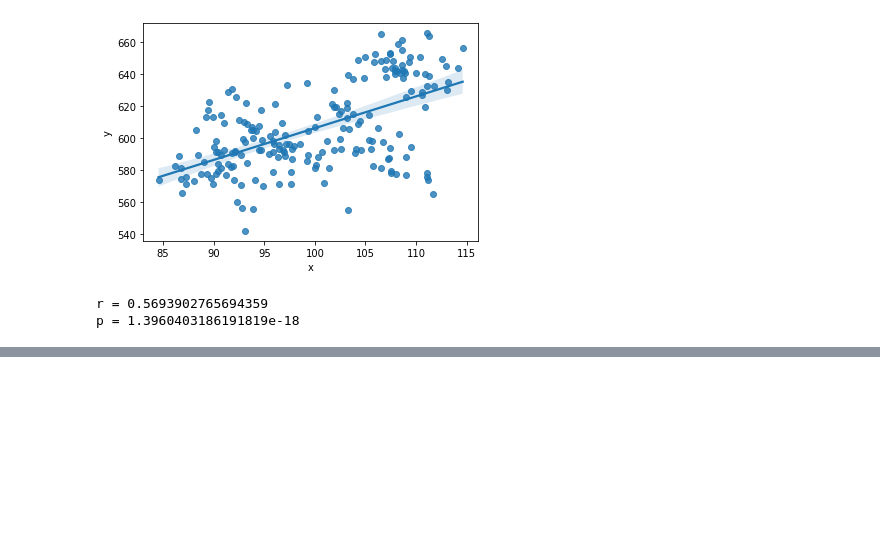
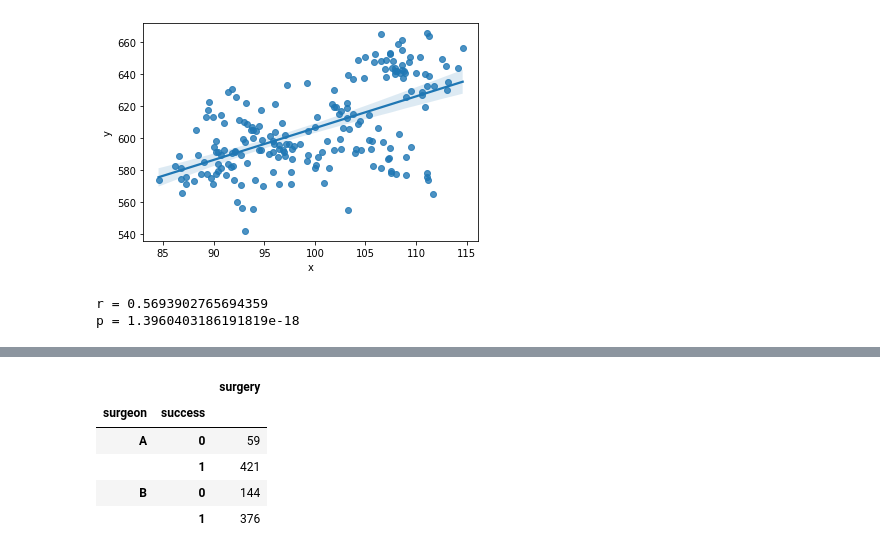
Before and after one commit to matt-c-knight/clustering-exercises, a Jupyter notebook: warmup_10_13.ipynb, the cells around one changed output, grey strips where cells are left out. Cells and saved outputs as stored; diff of their text form; code cells hidden in the pictures; blank space fills up the shorter version.

```diff
--- a/warmup_10_13.ipynb
+++ b/warmup_10_13.ipynb
@@ -88,0 +113,9 @@ p = 1.3960403186191819e-18
+# %%
+df3.groupby(['surgeon', 'success']).agg('count')
+# %% [output]
+|  |  | surgery |
+| surgeon | success |  |
+| A | 0 | 59 |
+|  | 1 | 421 |
+| B | 0 | 144 |
+|  | 1 | 376 |
```
Also changed, not shown: parts of 9 cells of this notebook.
